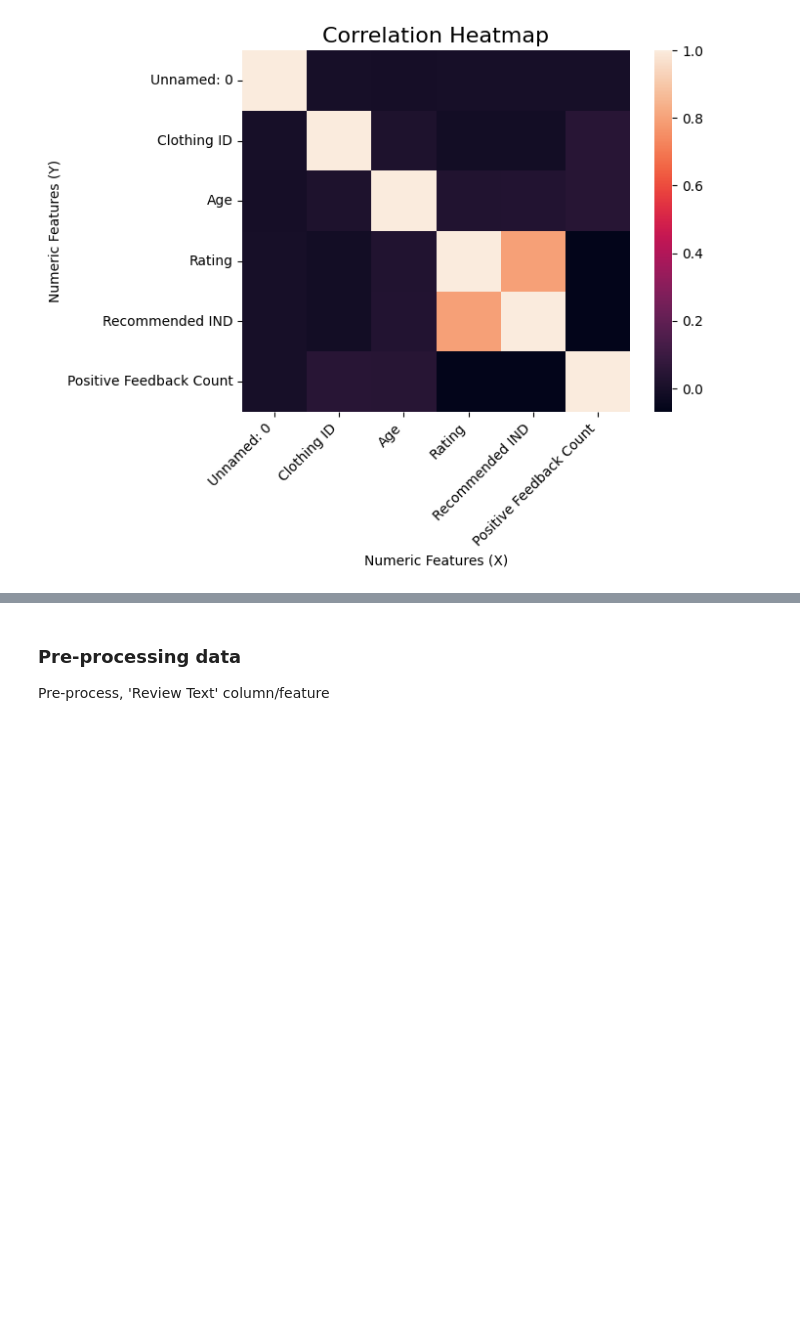
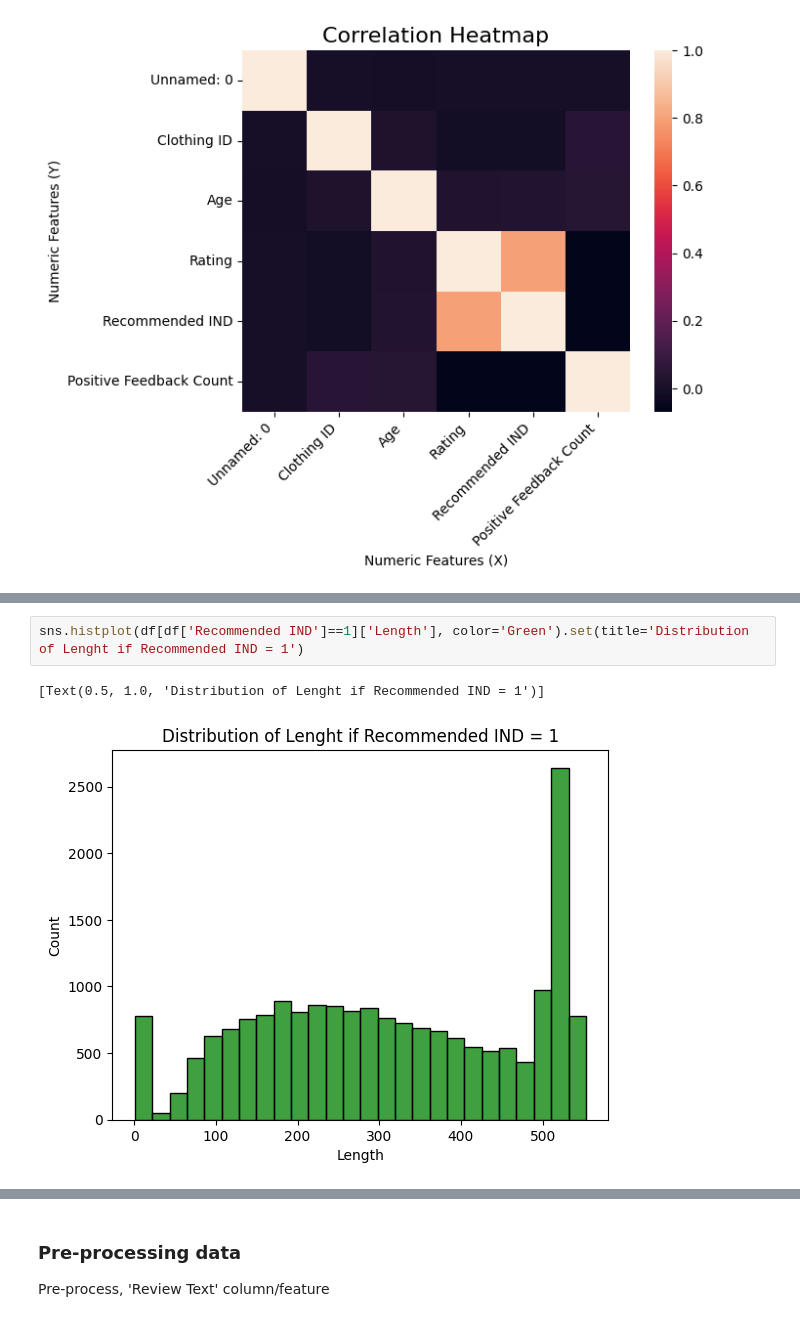
Before and after one commit to theaussiepie/basic_webapp_prod_rec_w-nlp, a Jupyter notebook: eda/eda.ipynb, the cells around one changed output, grey strips where cells are left out. Drawn from its saved outputs; the diff is of its cells as text; blank space fills up the shorter version.

```diff
--- a/eda/eda.ipynb
+++ b/eda/eda.ipynb
@@ -268,0 +340,5 @@ close to zero.
+# %%
+sns.histplot(df[df['Recommended IND']==1]['Length'], color='Green').set(title='Distribution of Lenght if Recommended IND = 1')
+# %% [output]
+[Text(0.5, 1.0, 'Distribution of Lenght if Recommended IND = 1')]
+[figure, added]
```
Also changed, not shown: parts of 17 cells of this notebook.
